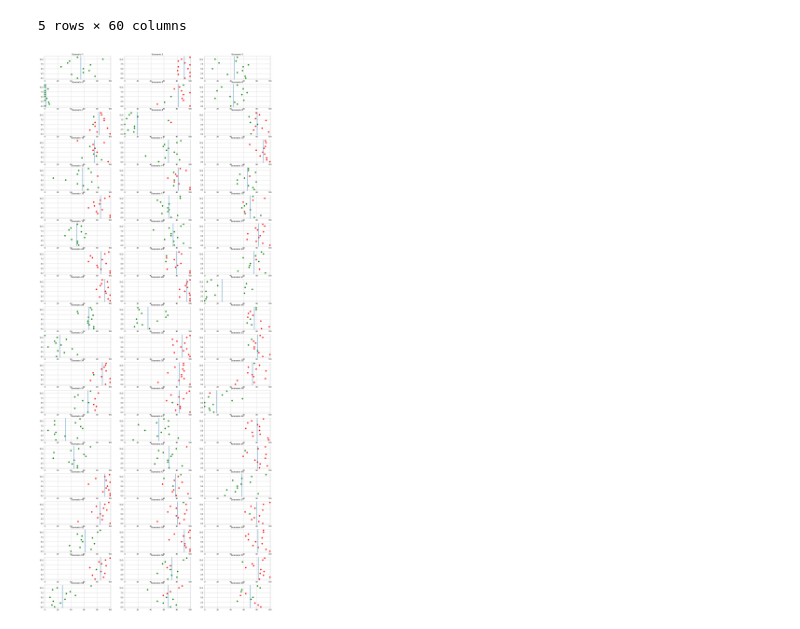
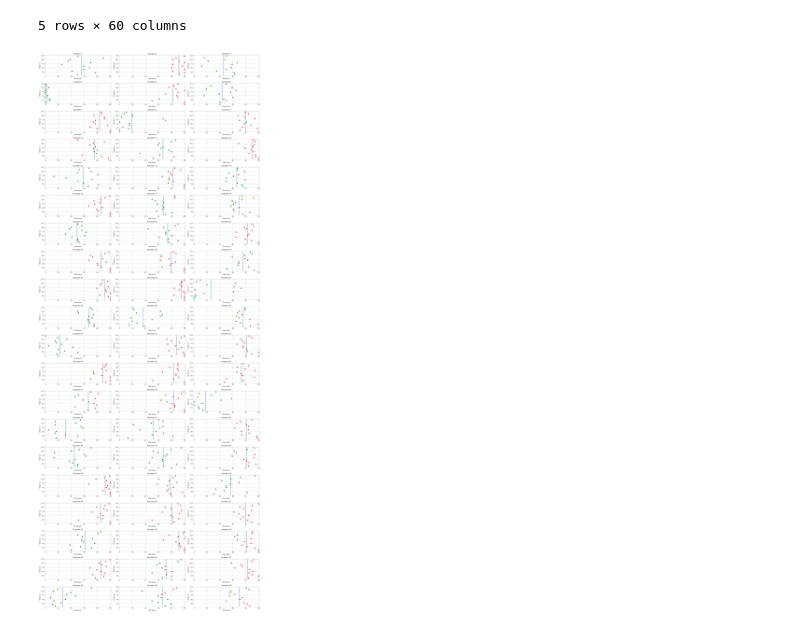
Before and after one commit to peterjmartinson/heart-survey, a Jupyter notebook: Survey.ipynb, the cells around one changed output. Cells and saved outputs as stored; diff of their text form; code cells hidden in the pictures.

```diff
--- a/Survey.ipynb
+++ b/Survey.ipynb
@@ -101,21 +106,25 @@ waitlist.head()
 # %%
 ## Plot the results of each scenario plus their mean
 
 plt.rcParams['figure.figsize'] = [20, 50]
 fig, axs = plt.subplots(20, 3)
-
+observer = risk.index.values + 1
 colors = waitlist
 colors[colors == 'Yes'] = 'green'
 colors[colors == 'No'] = 'red'
 
 question_number = 0
 
 for i in range(20):
     for j in range(3):
         axs[i, j].set_xlim([-1, 101])
-        axs[i, j].scatter(risk[question_number], y, color=colors[question_number])
+        axs[i, j].scatter(risk[question_number], observer, color=colors[question_number])
         axs[i, j].axvline(x=risk[question_number].mean())
         axs[i, j].set_title(f'Scenario {question_number + 1}')
+        axs[i, j].set_ylabel('Observer')
+        axs[i, j].set_xlabel('Risk Score')
         question_number += 1
+
+plt.tight_layout()
 # %% [output]
-[figure, old version]
+[figure, new version]
```
Also changed, not shown: parts of 4 cells of this notebook, 1 other file.
